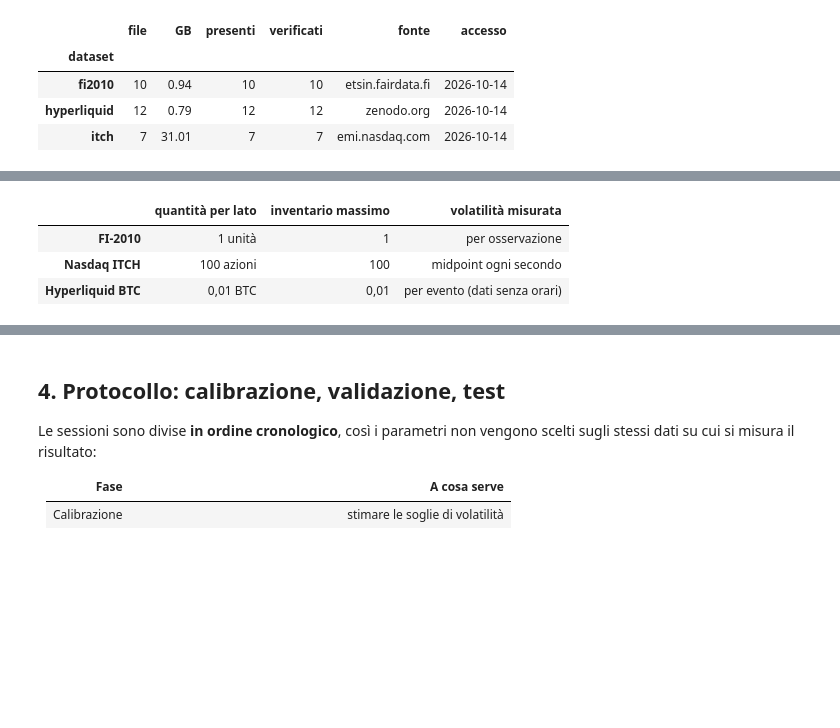
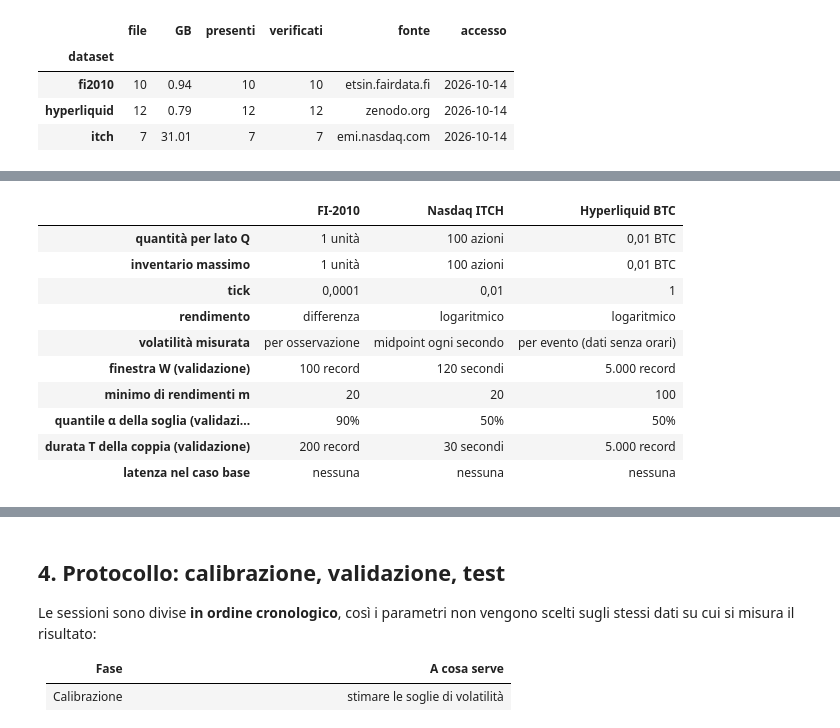
Before and after one commit to giuliobmb/lob-market-making-backtest, a Jupyter notebook: notebooks/00_setup.ipynb, the cells around one changed output, grey strips where cells are left out. Saved outputs shown, nothing was run; the diff lists cells and outputs as text; code cells hidden in the pictures; blank space fills up the shorter version.

```diff
--- a/notebooks/00_setup.ipynb
+++ b/notebooks/00_setup.ipynb
@@ -133,16 +161,42 @@ La strategia **non implementa** il modello di Avellaneda e Stoikov: ne riprende
 # %%
 from market_making_tesi.config import StrategyConfig
 from market_making_tesi.pipeline import DATASETS, session_list
 cfg = {n: StrategyConfig.from_json(ROOT / "config" / f"{n}.json") for n in ["fi2010", "itch", "hyperliquid"]}
+chosen = R.load_json(ROOT, "selected_params")
+units = {"fi2010": "unità", "itch": "azioni", "hyperliquid": "BTC"}
+
+def duration(name):
+    p = chosen[name]["params"]
+    if "max_order_age_ns" in p:
+        return f"{it(p['max_order_age_ns'] / 1e9, 0)} secondi"
+    return f"{it(p['max_order_age_events'], 0)} record"
+
+def window(name):
+    w = chosen[name]["params"]["volatility_window"]
+    return f"{it(w, 0)} secondi" if cfg[name].volatility_sample_ns else f"{it(w, 0)} record"
+
 display(pd.DataFrame({
-    "quantità per lato": {n: f"{it(c.quote_size, 2 if c.quote_size < 1 else 0)} {u}" for (n, c), u in
-                          zip(cfg.items(), ["unità", "azioni", "BTC"])},
-    "inventario massimo": {n: it(c.max_abs_inventory, 2 if c.max_abs_inventory < 1 else 0) for n, c in cfg.items()},
+    "quantità per lato Q": {n: f"{it(c.quote_size, 2 if c.quote_size < 1 else 0)} {units[n]}" for n, c in cfg.items()},
+    "inventario massimo": {n: f"{it(c.max_abs_inventory, 2 if c.max_abs_inventory < 1 else 0)} {units[n]}" for n, c in cfg.items()},
+    "tick": {n: f"{c.tick_size:g}".replace(".", ",") for n, c in cfg.items()},
+    "rendimento": {n: "differenza" if c.return_type == "diff" else "logaritmico" for n, c in cfg.items()},
     "volatilità misurata": {"fi2010": "per osservazione", "itch": "midpoint ogni secondo",
                             "hyperliquid": "per evento (dati senza orari)"},
-}).rename(index=R.DATASET_LABELS))
+    "finestra W (validazione)": {n: window(n) for n in cfg},
+    "minimo di rendimenti m": {n: it(c.volatility_min_periods, 0) for n, c in cfg.items()},
+    "quantile α della soglia (validazione)": {n: pct(chosen[n]["params"]["vol_quantile"], 0) for n in cfg},
+    "durata T della coppia (validazione)": {n: duration(n) for n in cfg},
+    "latenza nel caso base": {n: "nessuna" for n in cfg},
+}).rename(index=R.DATASET_LABELS).T)
 # %% [output]
-|  | quantità per lato | inventario massimo | volatilità misurata |
-| FI-2010 | 1 unità | 1 | per osservazione |
-| Nasdaq ITCH | 100 azioni | 100 | midpoint ogni secondo |
-| Hyperliquid BTC | 0,01 BTC | 0,01 | per evento (dati senza orari) |
+|  | FI-2010 | Nasdaq ITCH | Hyperliquid BTC |
+| quantità per lato Q | 1 unità | 100 azioni | 0,01 BTC |
+| inventario massimo | 1 unità | 100 azioni | 0,01 BTC |
+| tick | 0,0001 | 0,01 | 1 |
+| rendimento | differenza | logaritmico | logaritmico |
+| volatilità misurata | per osservazione | midpoint ogni secondo | per evento (dati senza orari) |
+| finestra W (validazione) | 100 record | 120 secondi | 5.000 record |
+| minimo di rendimenti m | 20 | 20 | 100 |
+| quantile α della soglia (validazi... | 90% | 50% | 50% |
+| durata T della coppia (validazione) | 200 record | 30 secondi | 5.000 record |
+| latenza nel caso base | nessuna | nessuna | nessuna |
```
Also changed, not shown: parts of 8 cells of this notebook, 8 other files.
